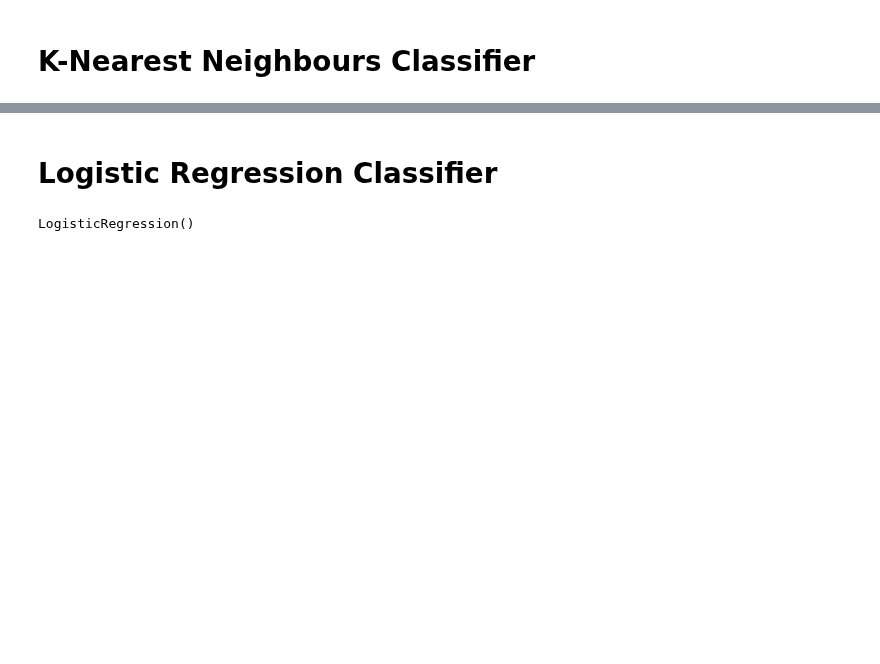
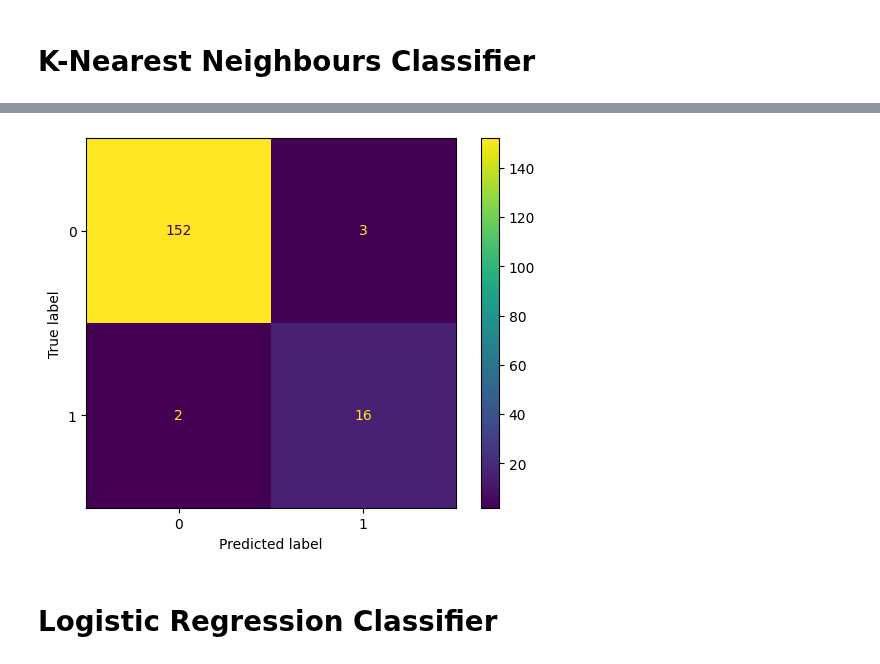
Before and after one commit to mohamedrezk122/covid-19-outcome-prediction, a Jupyter notebook: analysis.ipynb, the cells around one changed output, grey strips where cells are left out. Drawn from its saved outputs; the diff is of its cells as text; code cells hidden in the pictures; blank space fills up the shorter version.

```diff
--- a/analysis.ipynb
+++ b/analysis.ipynb
@@ -137,5 +145,5 @@ Name: count, dtype: int64
 # %%
-data.drop(columns=["symptom6"], inplace=True)
+data.drop(columns=["symptom5", "symptom6"], inplace=True)
 data.shape
 # %% [output]
 (861, 12)
@@ -229,2 +247,6 @@ weighted avg       0.93      0.94      0.93       173
+# %%
+display_confusion_matrix(y_test, y_pred_knn)
+# %% [output]
+[figure, added]
 # %% [markdown]
 # Logistic Regression Classifier
@@ -235,4 +252,0 @@ logestic_model = LogisticRegression()
-# %%
-logestic_model.fit(X_train, y_train)
-# %% [output]
-LogisticRegression()
```
Also changed, not shown: parts of 41 cells of this notebook.
